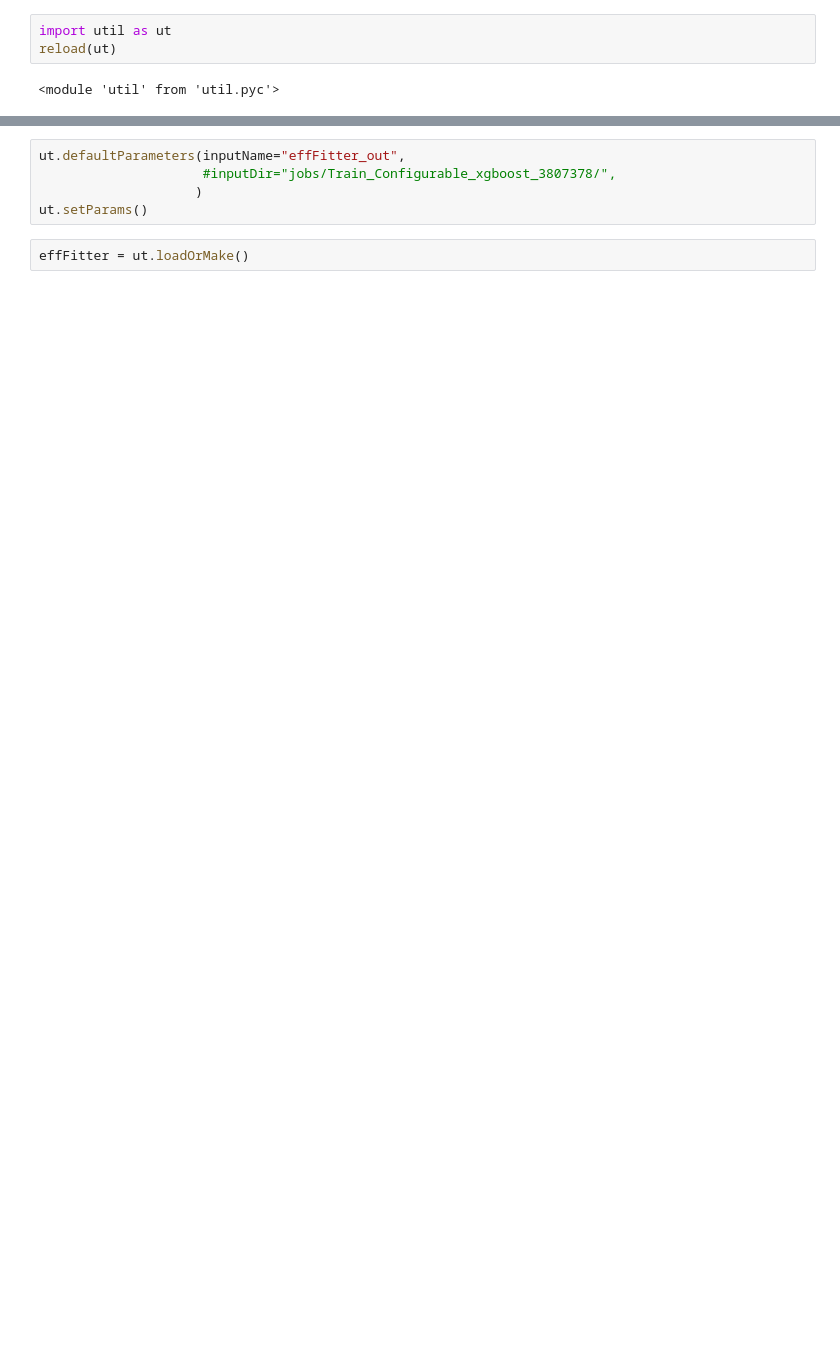
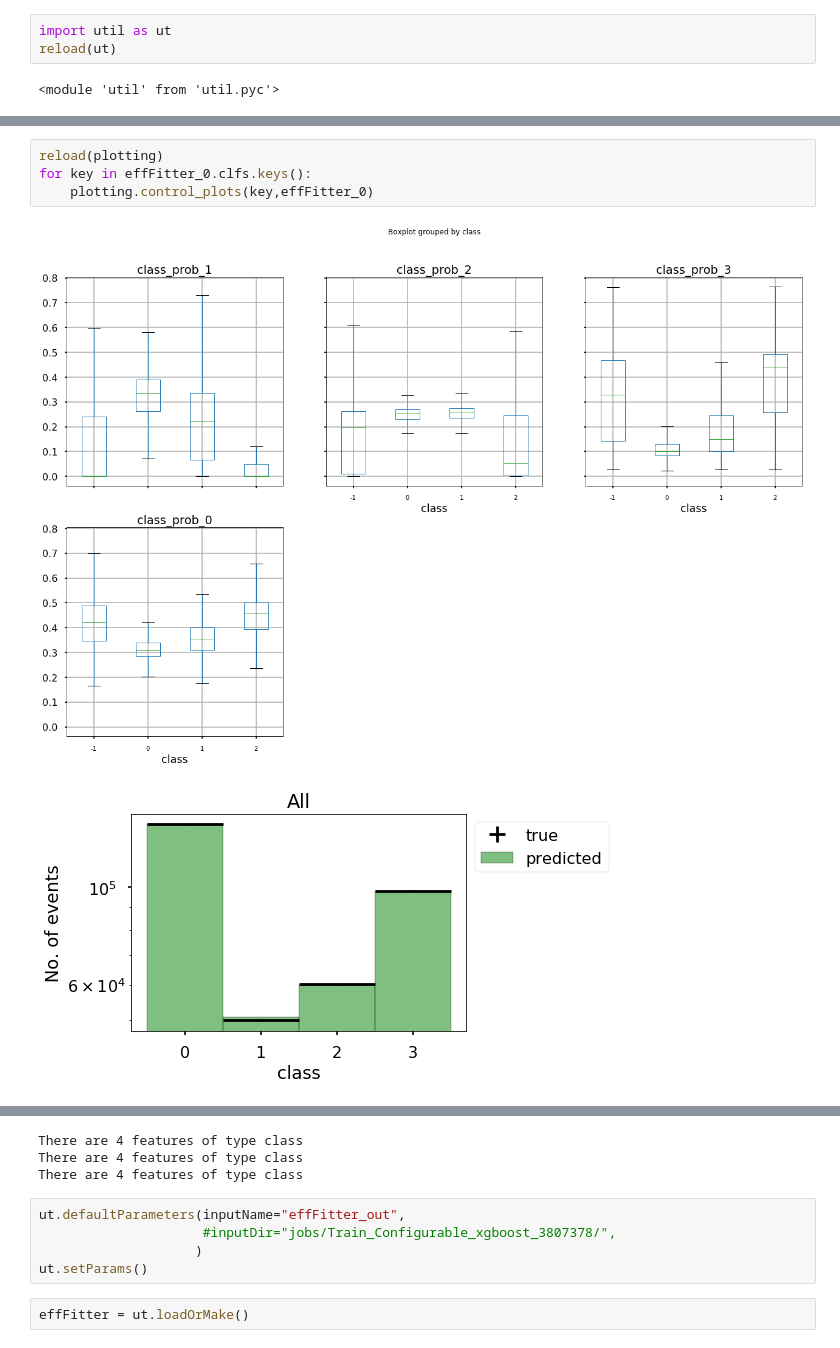
Before and after one commit to jandrejk/higgs_model_dep, a Jupyter notebook: Plot.ipynb, the cells around one changed output, grey strips where cells are left out. Drawn from its saved outputs; the diff is of its cells as text; blank space fills up the shorter version.

```diff
--- a/Plot.ipynb
+++ b/Plot.ipynb
@@ -27,0 +53,7 @@ reload(ut)
+# %%
+reload(plotting)
+for key in effFitter_0.clfs.keys():
+    plotting.control_plots(key,effFitter_0)
+# %% [output]
+[figure, added]
+[figure, added]
@@ -28,3 +62,6 @@ reload(ut)
+There are 4 features of type class
+There are 4 features of type class
+There are 4 features of type class
 # %%
 ut.defaultParameters(inputName="effFitter_out",
                      #inputDir="jobs/Train_Configurable_xgboost_3807378/",
```
Also changed, not shown: parts of 13 cells of this notebook, 2 other files.
